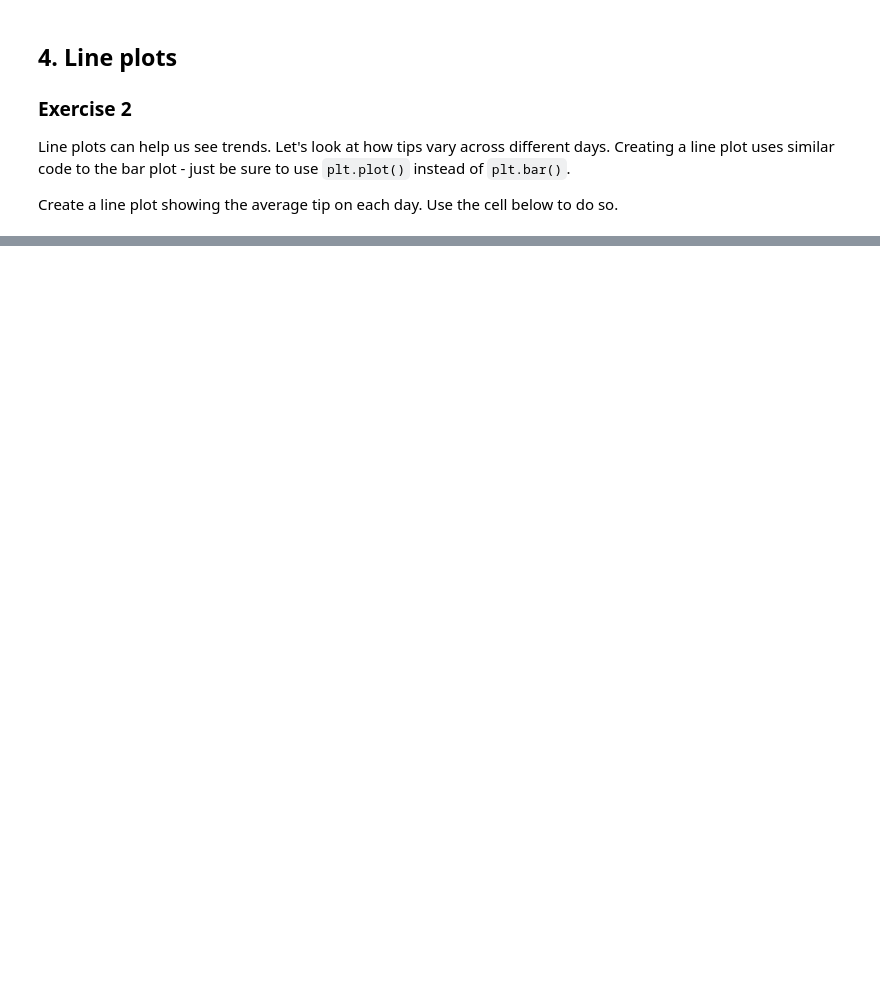
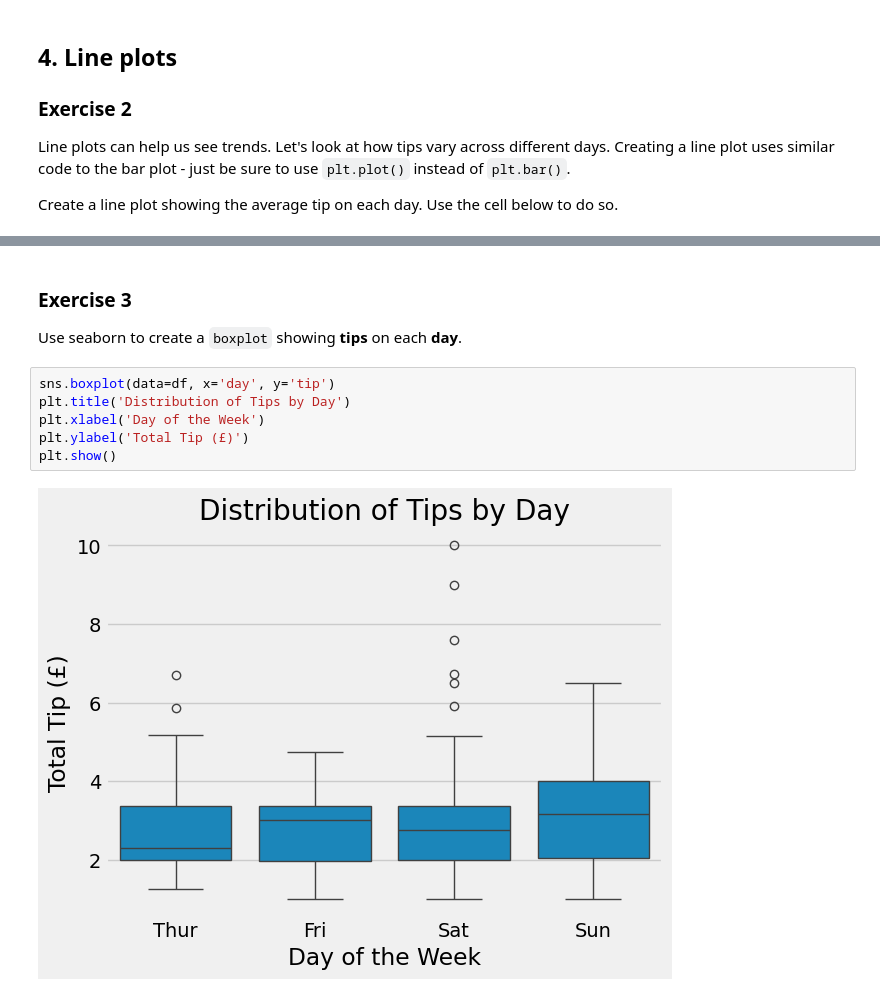
Before and after one commit to Imperial-Business-School/msc-python-workshop, a Jupyter notebook: 02. Visualisation.ipynb, the cells around one changed output, grey strips where cells are left out. Drawn from its saved outputs; the diff is of its cells as text; blank space fills up the shorter version.

```diff
--- a/02. Visualisation.ipynb
+++ b/02. Visualisation.ipynb
@@ -105,3 +123,15 @@ plt.show()
+# %% [markdown]
+### Exercise 3
+
+Use seaborn to create a `boxplot` showing **tips** on each **day**.
+# %%
+sns.boxplot(data=df, x='day', y='tip')
+plt.title('Distribution of Tips by Day')
+plt.xlabel('Day of the Week')
+plt.ylabel('Total Tip (£)')
+plt.show()
+# %% [output]
+[figure, added]
 # %% [markdown]
 ## Conclusion
 
```
Also changed, not shown: parts of 10 cells of this notebook.
